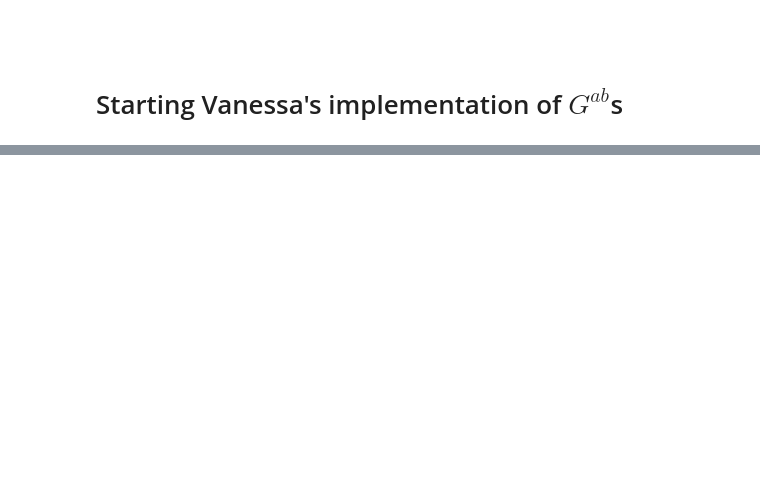
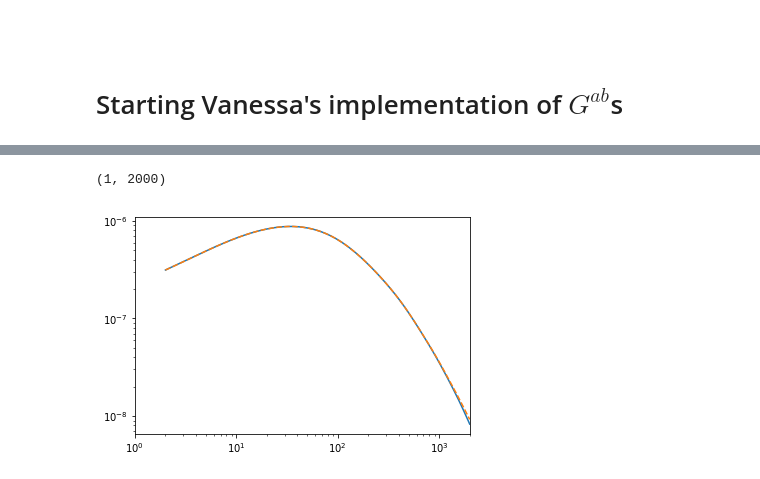
Before and after one commit to VMBoehm/postlimber, a Jupyter notebook: notebooks/postLimber_Integrals_VsVersion.ipynb, the cells around one changed output, grey strips where cells are left out. Drawn from its saved outputs; the diff is of its cells as text; code cells hidden in the pictures; blank space fills up the shorter version.

```diff
--- a/notebooks/postLimber_Integrals_VsVersion.ipynb
+++ b/notebooks/postLimber_Integrals_VsVersion.ipynb
@@ -1133,7 +1271,19 @@ clphiphi = result[:,-1,-1]
+# %%
+# loading Chirags results
+clphiphi2 = np.zeros((len(t_),len(ell_),len(t_)))
+path = '../scripts/output/clphiphi/'
+for ii in range(len(t_)):
+    clphiphi2[ii] = np.loadtxt(path+'%d.txt'%ii)[:,1:]
+clphiphi2=np.swapaxes(clphiphi2,0,1)
+# %%
+clphiphi2_ = clphiphi2[:,-1,-1]
 # %%
-fudge =4.
+# Chirags results match Class perfectly at chi_max=chi_cmb
 ll = ell_
 plt.loglog(ll,(ll*(ll+1.))**2*np.interp(ll,cllen['ell'],cllen['pp']))
-plt.loglog(ell_,(ell_*(ell_+1))**2*clphiphi*fudge,ls='--')
+plt.loglog(ell_,(ell_*(ell_+1))**2*clphiphi2_,ls='--')
 plt.loglog()
 plt.xlim(1,2000)
+# %% [output]
+(1, 2000)
+[figure, added]
```
Also changed, not shown: parts of 38 cells of this notebook, 2 other files.
